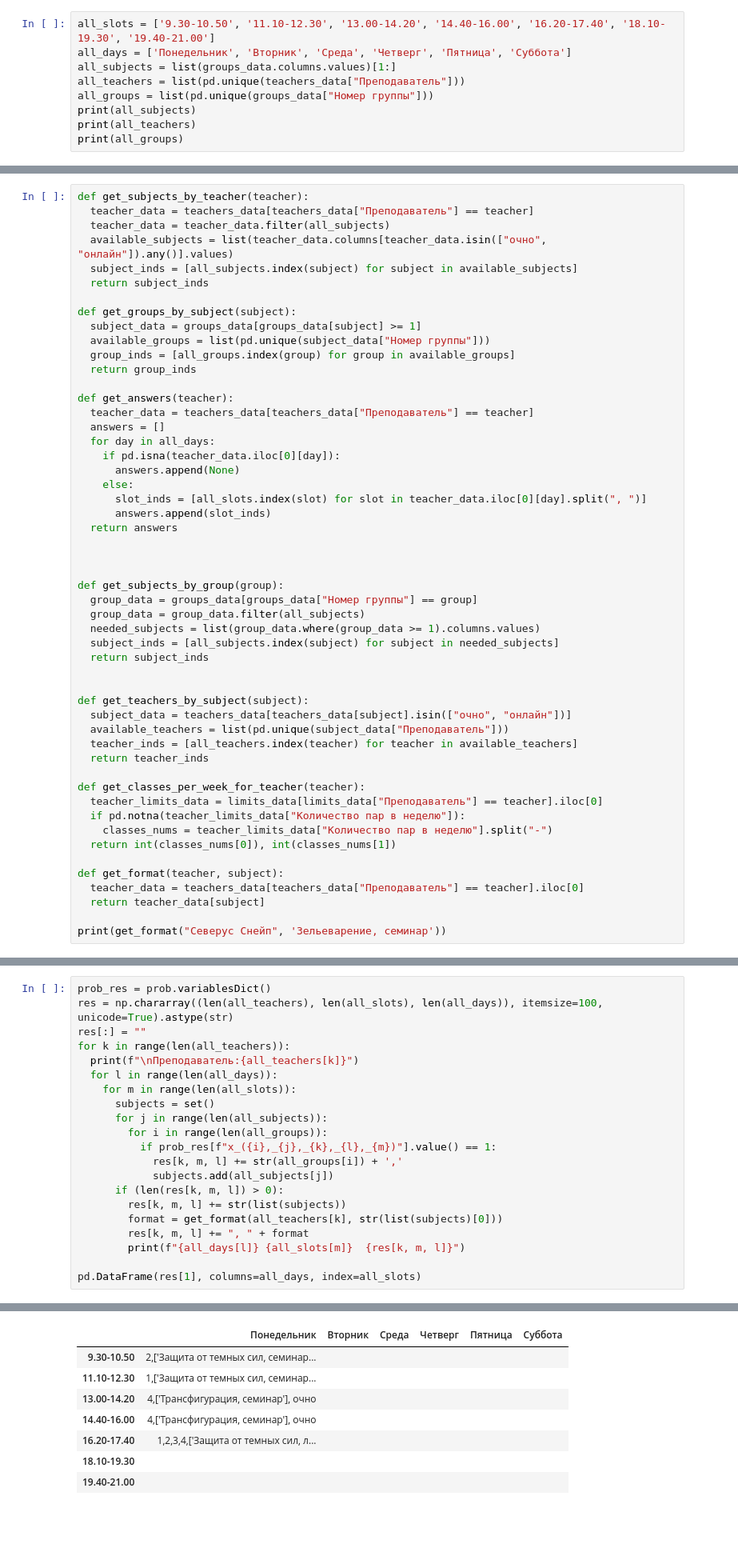
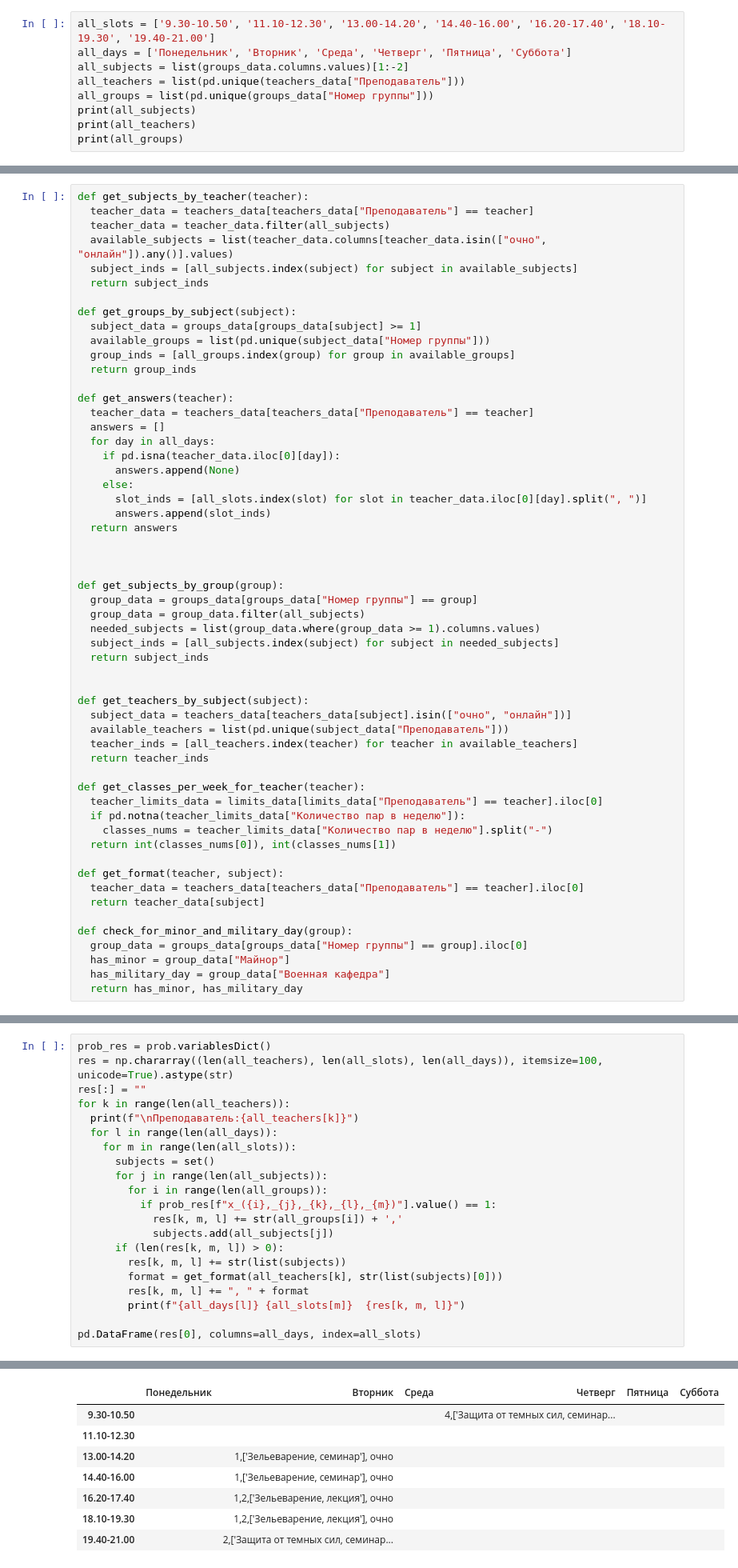
Before and after one commit to nastya-biran/scheduler, a Jupyter notebook: Составление_расписания.ipynb, the cells around one changed output, grey strips where cells are left out. Shown: that part at 80% size. Cells and saved outputs as stored; diff of their text form; blank space fills up the shorter version.

Commit message:
add mininization of study days + minor/military day

```diff
--- a/Составление_расписания.ipynb
+++ b/Составление_расписания.ipynb
@@ -42,7 +42,7 @@ limits_data.head(5)
 # %%
 all_slots = ['9.30-10.50', '11.10-12.30', '13.00-14.20', '14.40-16.00', '16.20-17.40', '18.10-19.30', '19.40-21.00']
 all_days = ['Понедельник', 'Вторник', 'Среда', 'Четверг', 'Пятница', 'Суббота']
-all_subjects = list(groups_data.columns.values)[1:]
+all_subjects = list(groups_data.columns.values)[1:-2]
 all_teachers = list(pd.unique(teachers_data["Преподаватель"]))
 all_groups = list(pd.unique(groups_data["Номер группы"]))
 print(all_subjects)
@@ -103,4 +103,8 @@ def get_format(teacher, subject):
   teacher_data = teachers_data[teachers_data["Преподаватель"] == teacher].iloc[0]
   return teacher_data[subject]
 
-print(get_format("Северус Снейп", 'Зельеварение, семинар'))
+def check_for_minor_and_military_day(group):
+  group_data = groups_data[groups_data["Номер группы"] == group].iloc[0]
+  has_minor = group_data["Майнор"]
+  has_military_day = group_data["Военная кафедра"]
+  return has_minor, has_military_day
@@ -427,6 +486,6 @@ for k in range(len(all_teachers)):
         res[k, m, l] += ", " + format
         print(f"{all_days[l]} {all_slots[m]}  {res[k, m, l]}")
 
-pd.DataFrame(res[1], columns=all_days, index=all_slots)
+pd.DataFrame(res[0], columns=all_days, index=all_slots)
 # %% [output]
 Преподаватель:Северус Снейп
@@ -449,11 +508,11 @@ pd.DataFrame(res[1], columns=all_days, index=all_slots)
 |  | Понедельник | Вторник | Среда | Четверг | Пятница | Суббота |
-| 9.30-10.50 | 2,['Защита от темных сил, семинар... |  |  |  |  |  |
-| 11.10-12.30 | 1,['Защита от темных сил, семинар... |  |  |  |  |  |
-| 13.00-14.20 | 4,['Трансфигурация, семинар'], очно |  |  |  |  |  |
-| 14.40-16.00 | 4,['Трансфигурация, семинар'], очно |  |  |  |  |  |
-| 16.20-17.40 | 1,2,3,4,['Защита от темных сил, л... |  |  |  |  |  |
-| 18.10-19.30 |  |  |  |  |  |  |
-| 19.40-21.00 |  |  |  |  |  |  |
+| 9.30-10.50 |  |  |  | 4,['Защита от темных сил, семинар... |  |  |
+| 11.10-12.30 |  |  |  |  |  |  |
+| 13.00-14.20 |  | 1,['Зельеварение, семинар'], очно |  |  |  |  |
+| 14.40-16.00 |  | 1,['Зельеварение, семинар'], очно |  |  |  |  |
+| 16.20-17.40 |  | 1,2,['Зельеварение, лекция'], очно |  |  |  |  |
+| 18.10-19.30 |  | 1,2,['Зельеварение, лекция'], очно |  |  |  |  |
+| 19.40-21.00 |  | 2,['Защита от темных сил, семинар... |  |  |  |  |
 # %%
 res_groups = np.chararray((len(all_groups), len(all_slots), len(all_days)), itemsize=100, unicode=True).astype(str)
 res_groups[:] = ""
```
Also changed, not shown: parts of 6 cells of this notebook.
